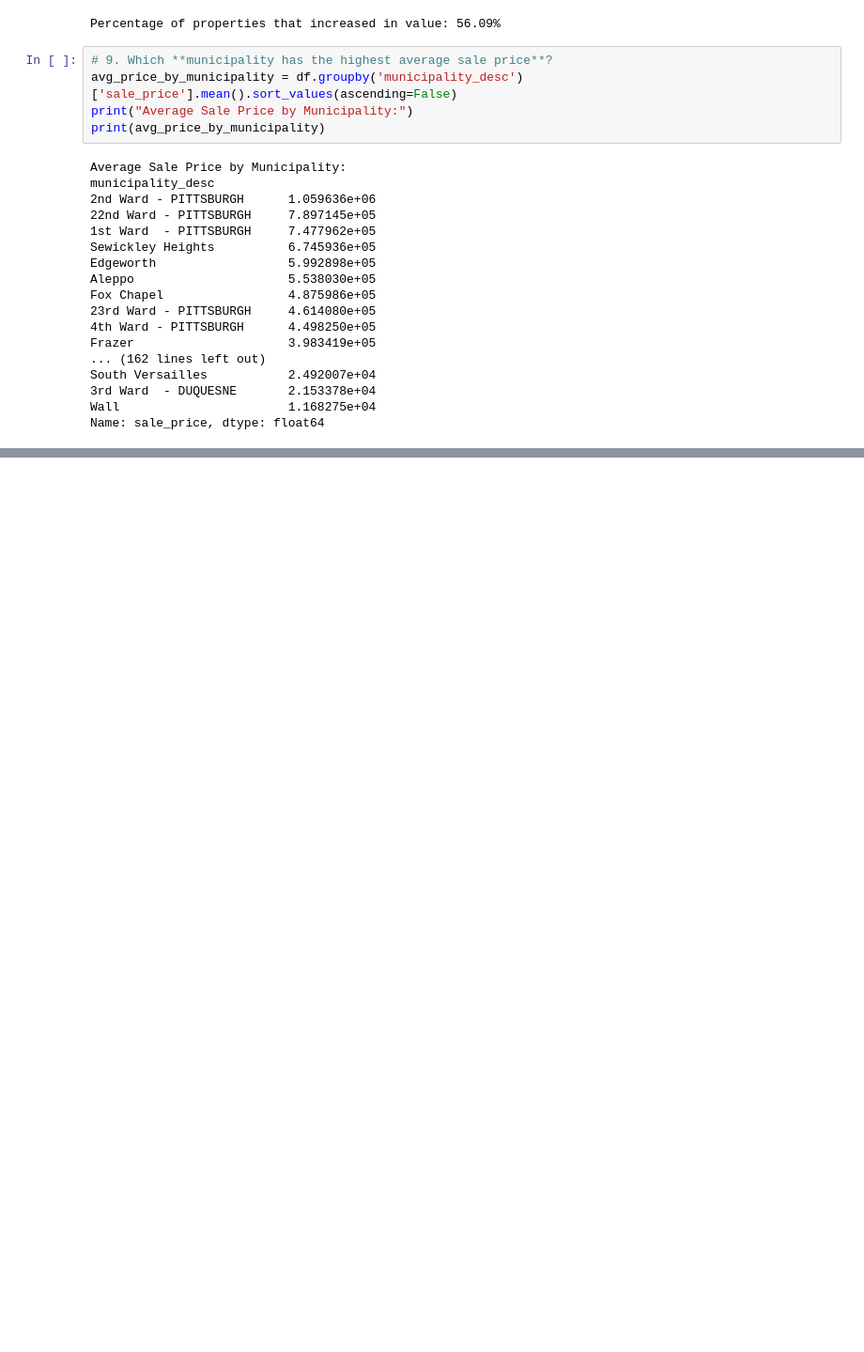
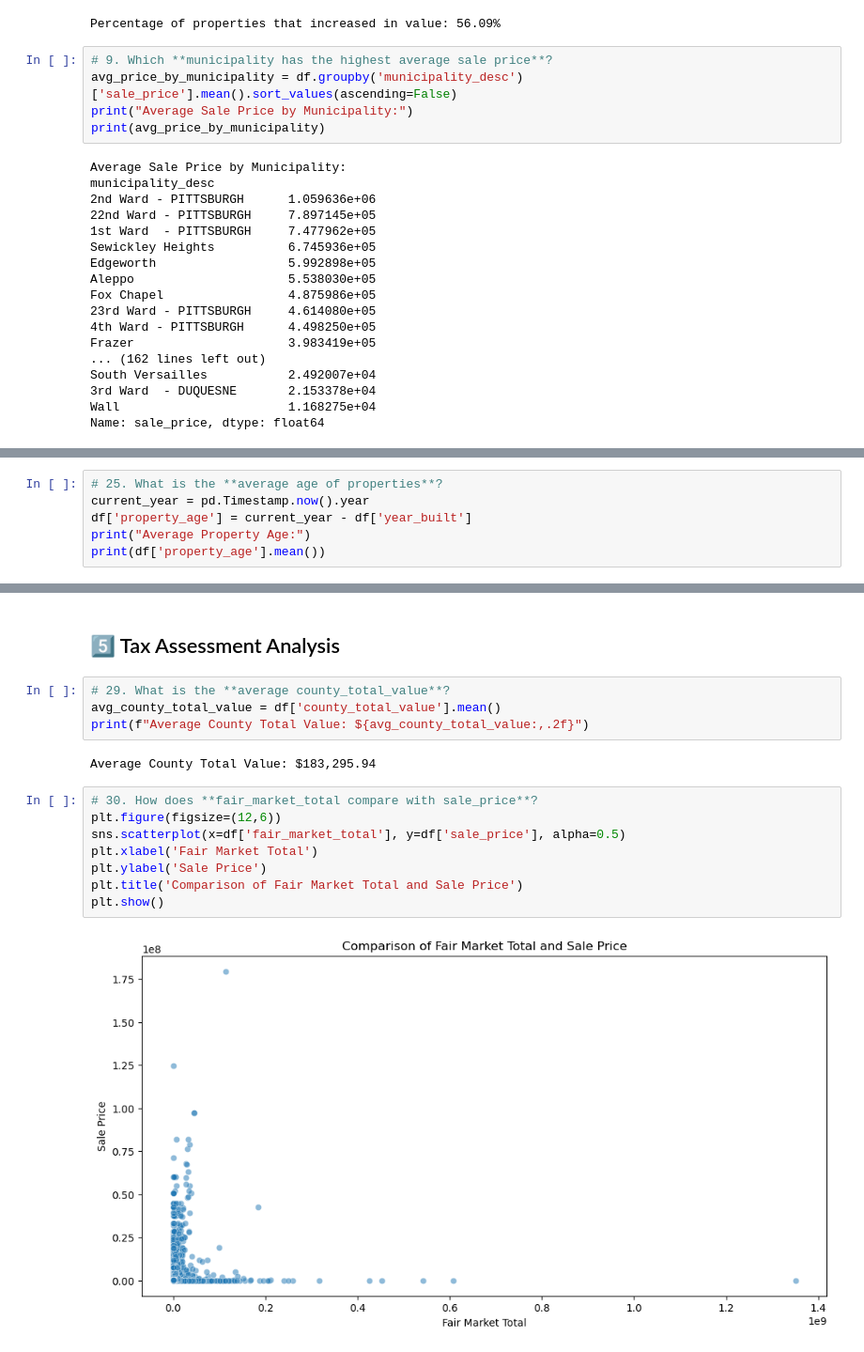
Before and after one commit to ussamasaeed/Allegheny-County-Property-Sale-analysis, a Jupyter notebook: notebook.ipynb, the cells around one changed output, grey strips where cells are left out. Shown at 94% size. Saved outputs shown, nothing was run; the diff lists cells and outputs as text; blank space fills up the shorter version.

```diff
--- a/notebook.ipynb
+++ b/notebook.ipynb
@@ -791,0 +1068,6 @@ Name: sale_price, dtype: float64
+# %%
+# 25. What is the **average age of properties**?
+current_year = pd.Timestamp.now().year
+df['property_age'] = current_year - df['year_built']
+print("Average Property Age:")
+print(df['property_age'].mean())
@@ -791,0 +1133,18 @@ Name: sale_price, dtype: float64
+# %% [markdown]
+## 5️⃣ Tax Assessment Analysis
+# %%
+# 29. What is the **average county_total_value**?
+avg_county_total_value = df['county_total_value'].mean()
+print(f"Average County Total Value: ${avg_county_total_value:,.2f}")
+# %% [output]
+Average County Total Value: $183,295.94
+# %%
+# 30. How does **fair_market_total compare with sale_price**?
+plt.figure(figsize=(12,6))
+sns.scatterplot(x=df['fair_market_total'], y=df['sale_price'], alpha=0.5)
+plt.xlabel('Fair Market Total')
+plt.ylabel('Sale Price')
+plt.title('Comparison of Fair Market Total and Sale Price')
+plt.show()
+# %% [output]
+[figure, added]
```
Also changed, not shown: parts of 26 cells of this notebook.
